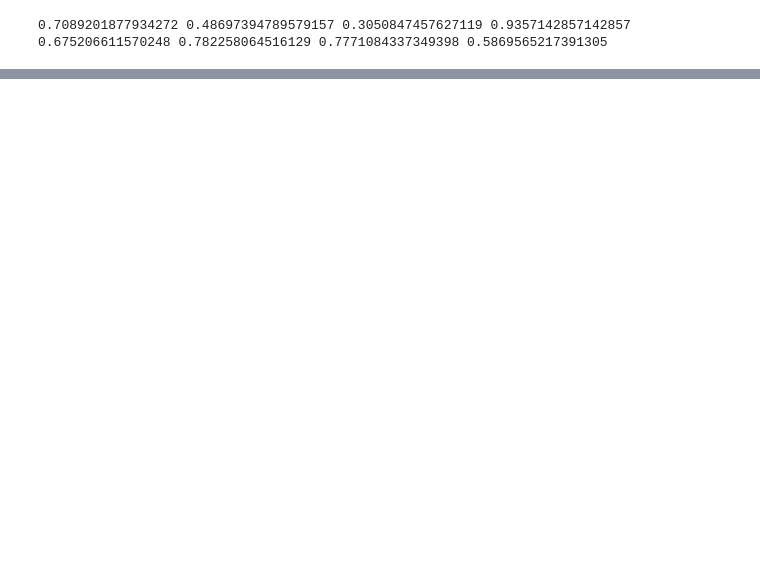
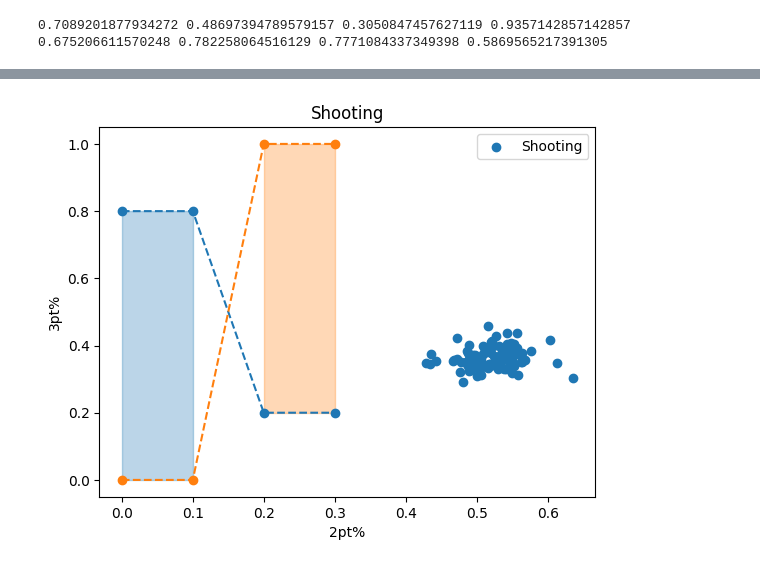
Before and after one commit to a-miller77/2023-Bucks-Hackathon, a Jupyter notebook: main.ipynb, the cells around one changed output, grey strips where cells are left out. Cells and saved outputs as stored; diff of their text form; code cells hidden in the pictures; blank space fills up the shorter version.

```diff
--- a/main.ipynb
+++ b/main.ipynb
@@ -100,0 +100,28 @@ df.head()
+# %%
+# Set the figure size in inches
+#plt.figure(figsize=(10,6))
+
+x_val = df[['2pt%']]
+y_val = df[['3pt%']]
+
+plt.scatter(x_val, y_val, label = "Shooting" )
+
+x = np.array([0, .1, .2, .3])
+y1 = np.array([0.8, 0.8, 0.2, 0.2])
+y2 = np.array([0, 0, 1, 1])
+
+ax1.set_title('interpolation=False')
+plt.plot(x, y1, 'o--')
+plt.plot(x, y2, 'o--')
+plt.fill_between(x, y1, y2, where=(y1 > y2), color='C0', alpha=0.3)
+plt.fill_between(x, y1, y2, where=(y1 < y2), color='C1', alpha=0.3)
+
+# Set x and y axes labels
+plt.xlabel('2pt%')
+plt.ylabel('3pt%')
+
+plt.title('Shooting')
+plt.legend()
+plt.show()
+# %% [output]
+[figure, added]
```
Also changed, not shown: parts of 15 cells of this notebook.
